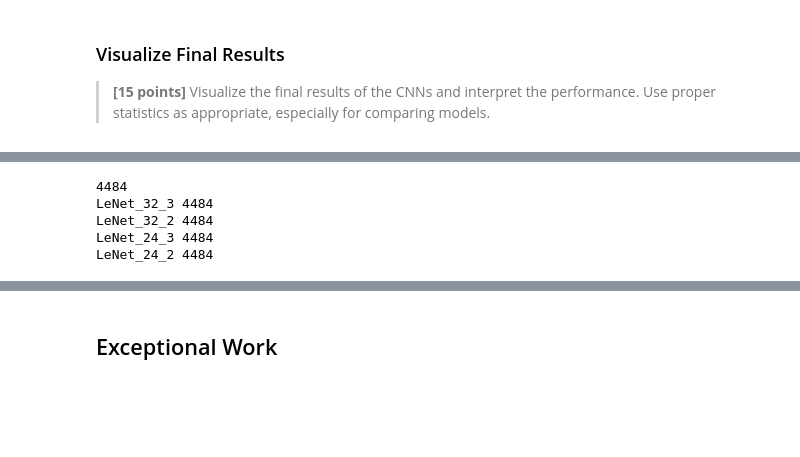
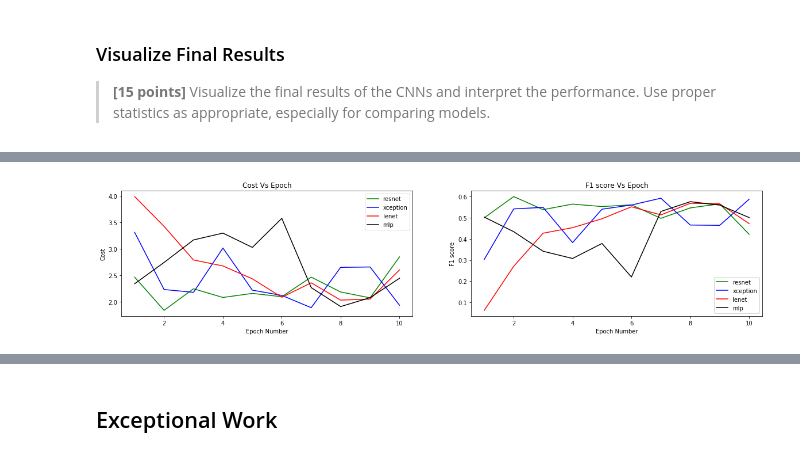
Before and after one commit to jamesothomas/MachineLearningPython, a Jupyter notebook: Lab6/Lab6_XRay_JT.ipynb, the cells around one changed output, grey strips where cells are left out. Cells and saved outputs as stored; diff of their text form; code cells hidden in the pictures; blank space fills up the shorter version.

```diff
--- a/Lab6/Lab6_XRay_JT.ipynb
+++ b/Lab6/Lab6_XRay_JT.ipynb
@@ -1411,17 +1590,38 @@ with open(os.path.join('results_dicts','MLP.pickle'), 'wb') as fp:
+# %%
+epoch_results_dict = {'resnet':resnet_results, 'xception':xception_results, 'lenet':lenet_results, 'mlp':mlp_results}
+
+import pickle
+# save the results in case we need to relod the kernel
+with open(os.path.join('results_dicts','epoch_results.pickle'), 'wb') as fp:
+    pickle.dump(epoch_results_dict, fp)
 # %%
-# first load all of the dictionaries
-import pickle
-
-with open(os.path.join('results_dicts','LeNet5.pickle'), 'rb') as fp:
-    LeNet5_dict = pickle.load(fp)
-
-print(len(y_train))
-
-for i, v in LeNet5_dict.items():
-    print(i, len(v))
+with open(os.path.join('results_dicts','epoch_results.pickle'), 'rb') as fp:
+    epoch_his = pickle.load(fp)
-# %% [output]
-4484
-LeNet_32_3 4484
-LeNet_32_2 4484
-LeNet_24_3 4484
-LeNet_24_2 4484
+# %%
+colors = ['green','blue','red','black','yellow']
+plt.figure(figsize=(20,4))
+
+
+plt.subplot(1,2,1)
+plt.title('Cost Vs Epoch')
+cnt = 0
+for key in epoch_his:
+    plt.plot([1,2,3,4,5,6,7,8,9,10],[li[1] for li in epoch_his[key]], color=colors[cnt], label=key)
+    cnt += 1
+plt.legend()
+plt.xlabel('Epoch Number')
+plt.ylabel('Cost')
+
+
+plt.subplot(1,2,2)
+cnt = 0
+plt.title('F1 score Vs Epoch')
+for key in epoch_his:
+    plt.plot([1,2,3,4,5,6,7,8,9,10],[li[0] for li in epoch_his[key]], color=colors[cnt], label=key)
+    cnt += 1
+plt.legend()
+plt.xlabel('Epoch Number')
+plt.ylabel('F1 score')
+plt.show()
+# %% [output]
+[figure, added]
```
Also changed, not shown: parts of 60 cells of this notebook.
